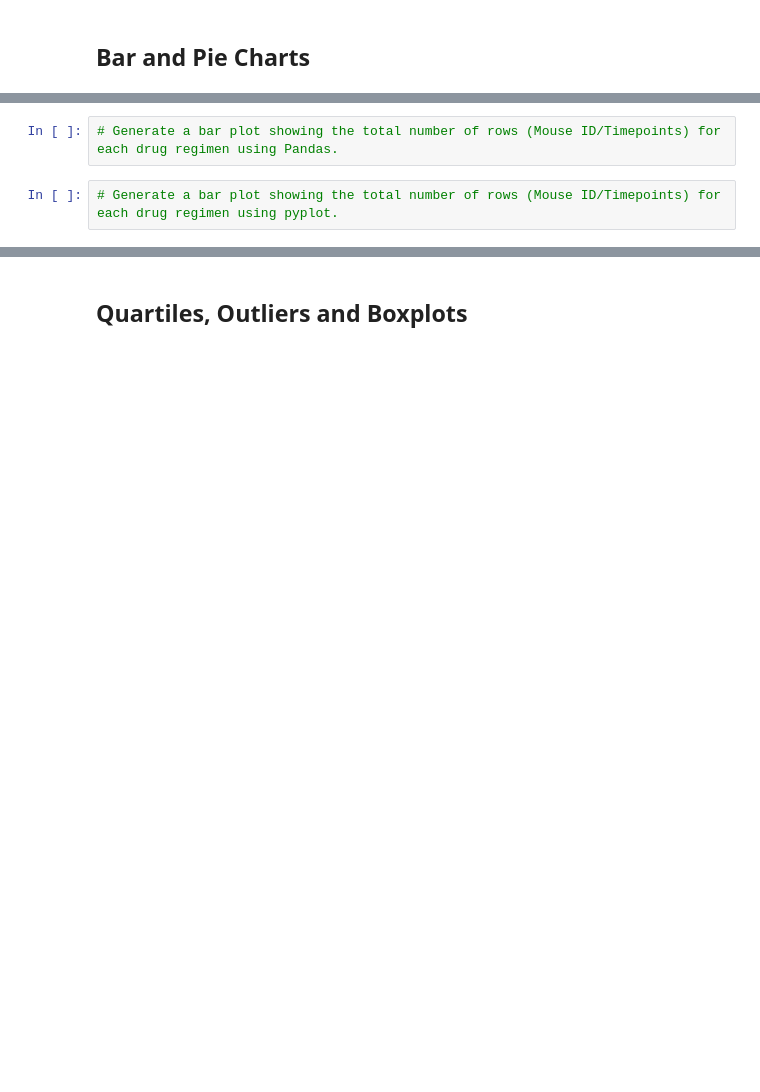
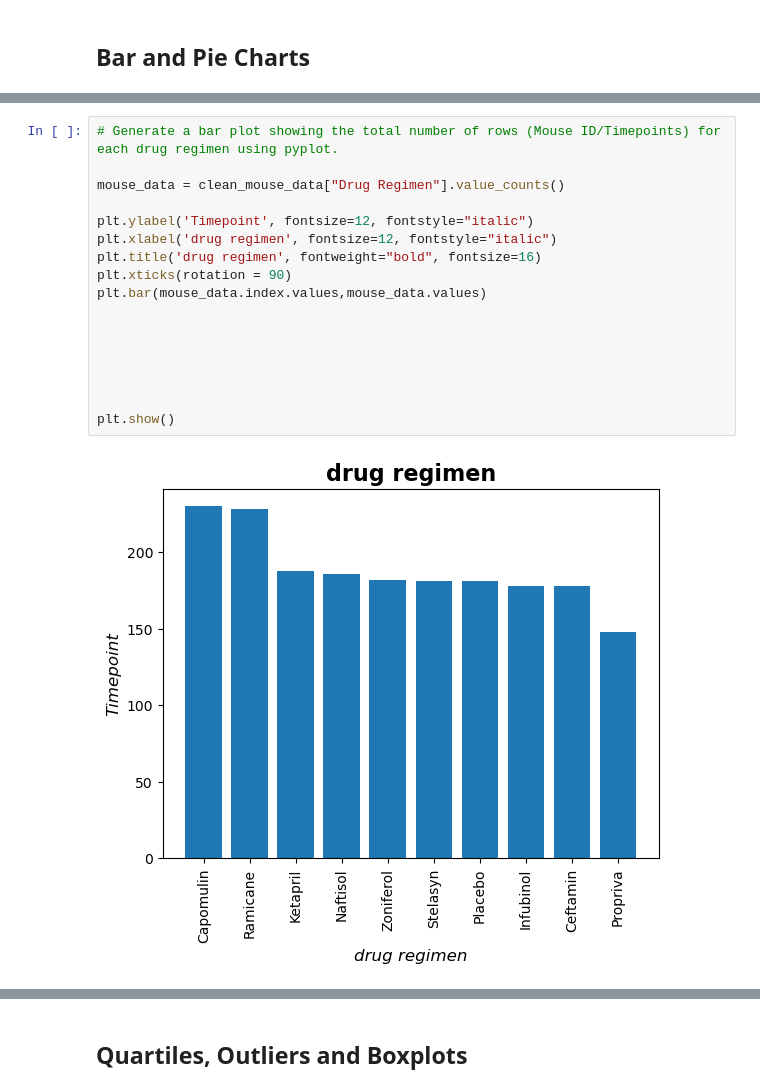
Before and after one commit to Windycity83/module_5_Challenge, a Jupyter notebook: Module_5_Challenge/Pymaceuticals/pymaceuticals_starter.ipynb, the cells around one changed output, grey strips where cells are left out. Saved outputs shown, nothing was run; the diff lists cells and outputs as text; blank space fills up the shorter version.

```diff
--- a/Module_5_Challenge/Pymaceuticals/pymaceuticals_starter.ipynb
+++ b/Module_5_Challenge/Pymaceuticals/pymaceuticals_starter.ipynb
@@ -132,6 +193,21 @@ AttributeError: 'int' object has no attribute 'groupby'
 # %%
-# Generate a bar plot showing the total number of rows (Mouse ID/Timepoints) for each drug regimen using Pandas.
+# Generate a bar plot showing the total number of rows (Mouse ID/Timepoints) for each drug regimen using pyplot.
+
+mouse_data = clean_mouse_data["Drug Regimen"].value_counts()
+
+plt.ylabel('Timepoint', fontsize=12, fontstyle="italic")
+plt.xlabel('drug regimen', fontsize=12, fontstyle="italic")
+plt.title('drug regimen', fontweight="bold", fontsize=16)
+plt.xticks(rotation = 90)
+plt.bar(mouse_data.index.values,mouse_data.values)
+
+
+
+
+
+
+plt.show()
+# %% [output]
+[figure, added]
-# %%
-# Generate a bar plot showing the total number of rows (Mouse ID/Timepoints) for each drug regimen using pyplot.
 # %%
 # Generate a pie plot showing the distribution of female versus male mice using Pandas
```
Also changed, not shown: parts of 16 cells of this notebook.
